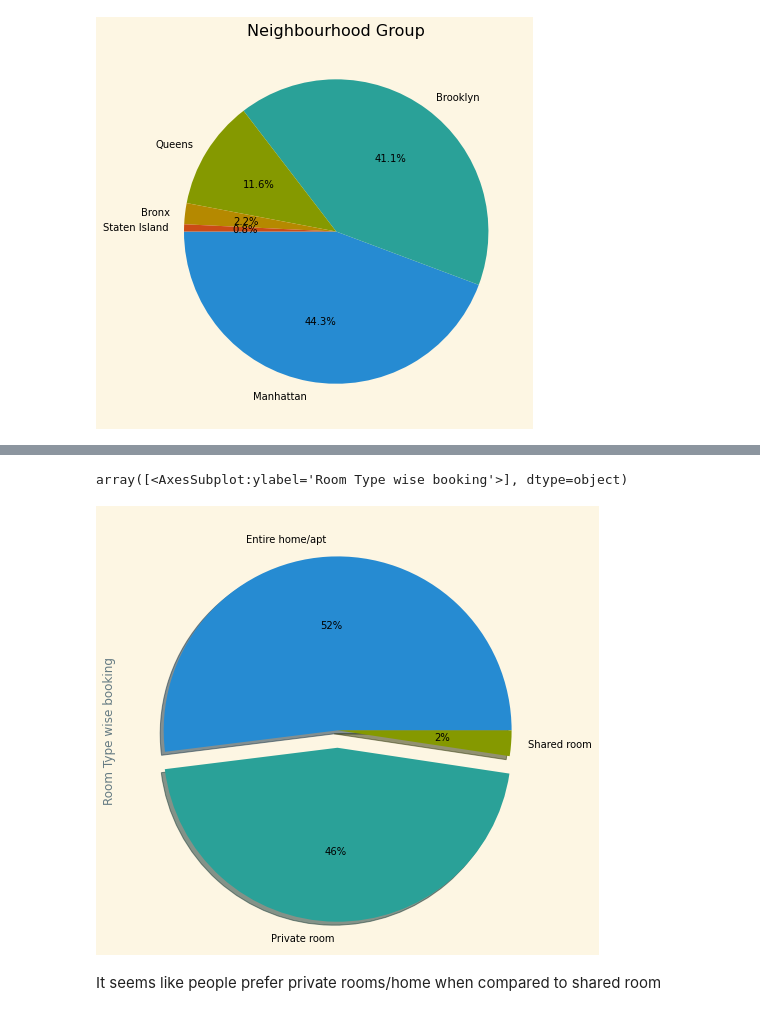
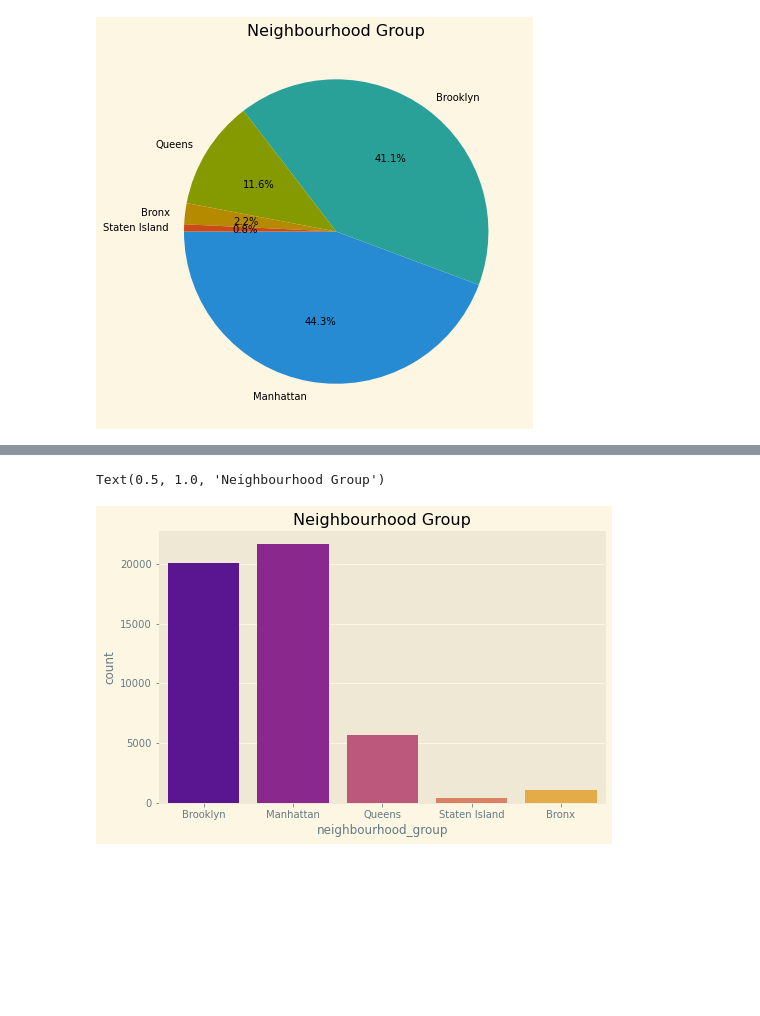
Before and after one commit to BrajeshwarThakur/AirBnB-dataset-project, a Jupyter notebook: AirBnB project.ipynb, the cells around one changed output, grey strips where cells are left out. Drawn from its saved outputs; the diff is of its cells as text; code cells hidden in the pictures; blank space fills up the shorter version.

```diff
--- a/AirBnB project.ipynb
+++ b/AirBnB project.ipynb
@@ -411,11 +478,0 @@ avg_price_per_night
-# %%
-# Shares of room_types
-explode = (0, 0.1, 0)
-df['room_type'].value_counts().plot(kind='pie', subplots=True,explode=explode,shadow=True,
-                                        figsize=(8, 8),label='Room Type wise booking',
-                                        autopct='%.0f%%',)
-# %% [output]
-array([<AxesSubplot:ylabel='Room Type wise booking'>], dtype=object)
-[figure, removed]
-# %% [markdown]
-It seems like people prefer private rooms/home when compared to shared room
@@ -424,0 +479,8 @@ sns.barplot(data=avg_price_per_night , x='room_type', y='avg_neighborhood_price'
+# %%
+sns.countplot(df['neighbourhood_group'], palette="plasma")
+fig = plt.gcf()
+fig.set_size_inches(8,5)
+plt.title('Neighbourhood Group')
+# %% [output]
+Text(0.5, 1.0, 'Neighbourhood Group')
+[figure, added]
```
Also changed, not shown: parts of 65 cells of this notebook.
